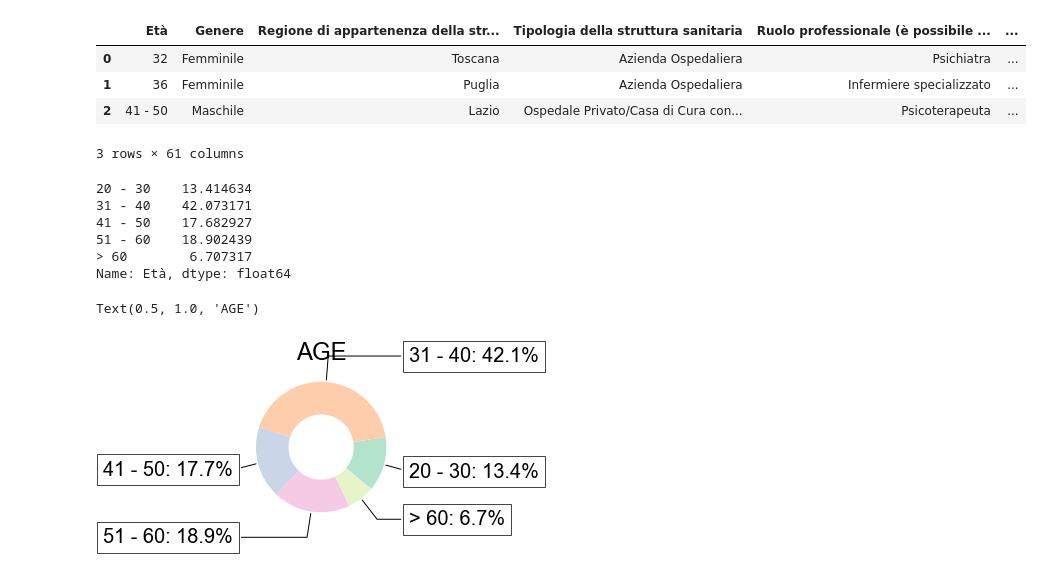
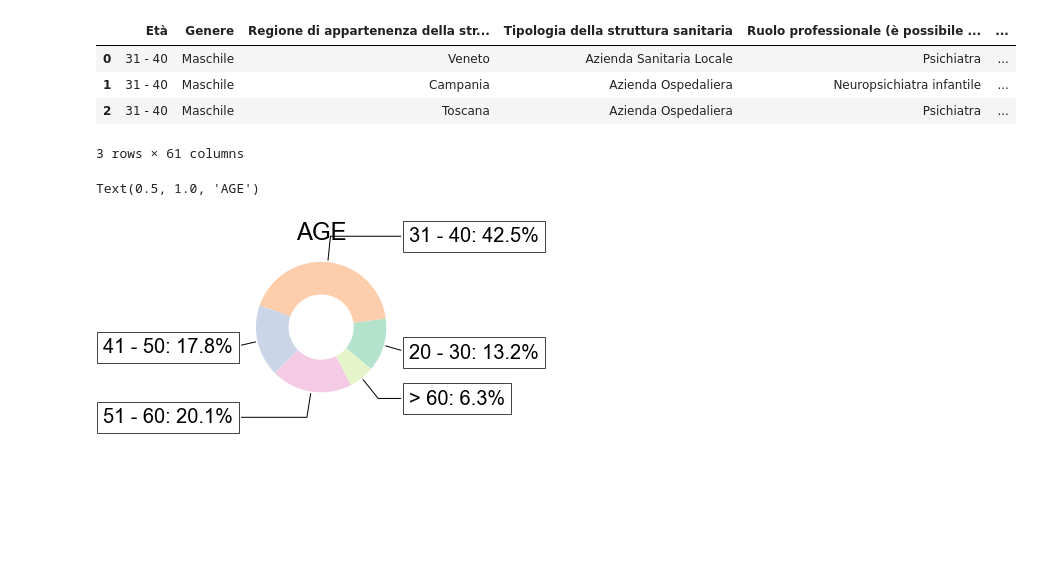
Before and after one commit to raffaelemazziotti/telemental_health, a Jupyter notebook: survey_ita_analysis.ipynb, the cells around one changed output. Saved outputs shown, nothing was run; the diff lists cells and outputs as text; code cells hidden in the pictures; blank space fills up the shorter version.

```diff
--- a/survey_ita_analysis.ipynb
+++ b/survey_ita_analysis.ipynb
@@ -1,35 +1,28 @@
 # %%
+# escludi da 16 a 27
 import pandas as pd
 import matplotlib.pyplot as plt
 #!pip install squarify
 import squarify
 import numpy as np
 import matplotlib
 
 font = {'family' : 'Arial',
         'weight' : 'normal',
         'size'   : 20}
 
 matplotlib.rc('font', **font)
 
-surv = pd.read_csv("survey_ita.tsv",sep="\t").iloc[:,3:]
-
+surv = pd.read_csv("survey_ita.tsv",sep="\t").iloc[3:,3:].reset_index(drop=True)
+surv2 = pd.read_csv("survey_ita_2.tsv",sep="\t").iloc[:,2:]
+surv = pd.concat([surv, surv2],ignore_index=True)
 surv.head(3)
 # %% [output]
 |  | Età | Genere | Regione di appartenenza della str... | Tipologia della struttura sanitaria | Ruolo professionale (è possibile ... | ... |
-| 0 | 32 | Femminile | Toscana | Azienda Ospedaliera | Psichiatra | ... |
-| 1 | 36 | Femminile | Puglia | Azienda Ospedaliera | Infermiere specializzato | ... |
-| 2 | 41 - 50 | Maschile | Lazio | Ospedale Privato/Casa di Cura con... | Psicoterapeuta | ... |
+| 0 | 31 - 40 | Maschile | Veneto | Azienda Sanitaria Locale | Psichiatra | ... |
+| 1 | 31 - 40 | Maschile | Campania | Azienda Ospedaliera | Neuropsichiatra infantile | ... |
+| 2 | 31 - 40 | Maschile | Toscana | Azienda Ospedaliera | Psichiatra | ... |
 3 rows × 61 columns
-# %%
-ages[ages>1]
-# %% [output]
-20 - 30    13.414634
-31 - 40    42.073171
-41 - 50    17.682927
-51 - 60    18.902439
-> 60        6.707317
-Name: Età, dtype: float64
 # %%
 ages = surv["Età"].value_counts().sort_index()
 ages = 100*(ages/ages.sum())
@@ -61,7 +54,7 @@ for i, p in enumerate(wedges):
 ax.set_title("AGE")
 # %% [output]
 Text(0.5, 1.0, 'AGE')
-[figure, old version]
+[figure, new version]
 # %%
 gender = surv["Genere"].value_counts().sort_index(ascending=False)
 gender = 100*(gender/gender.sum())
```
Also changed, not shown: parts of 25 cells of this notebook, 9 other files.
